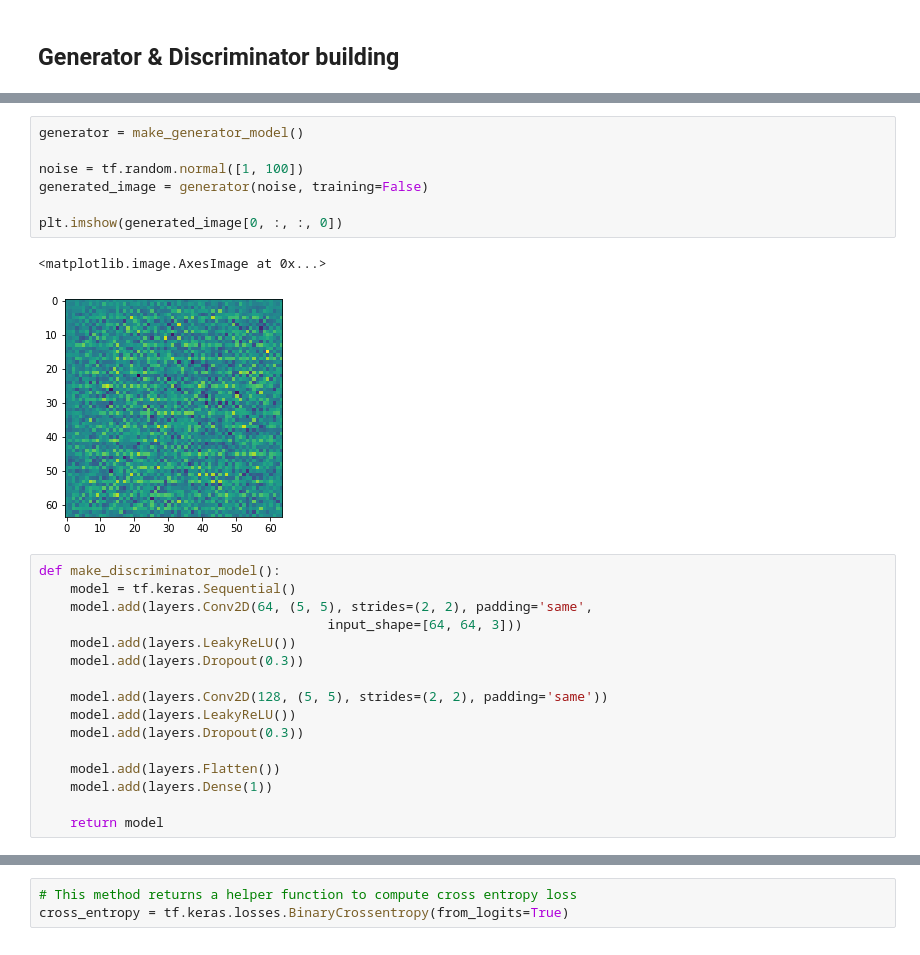
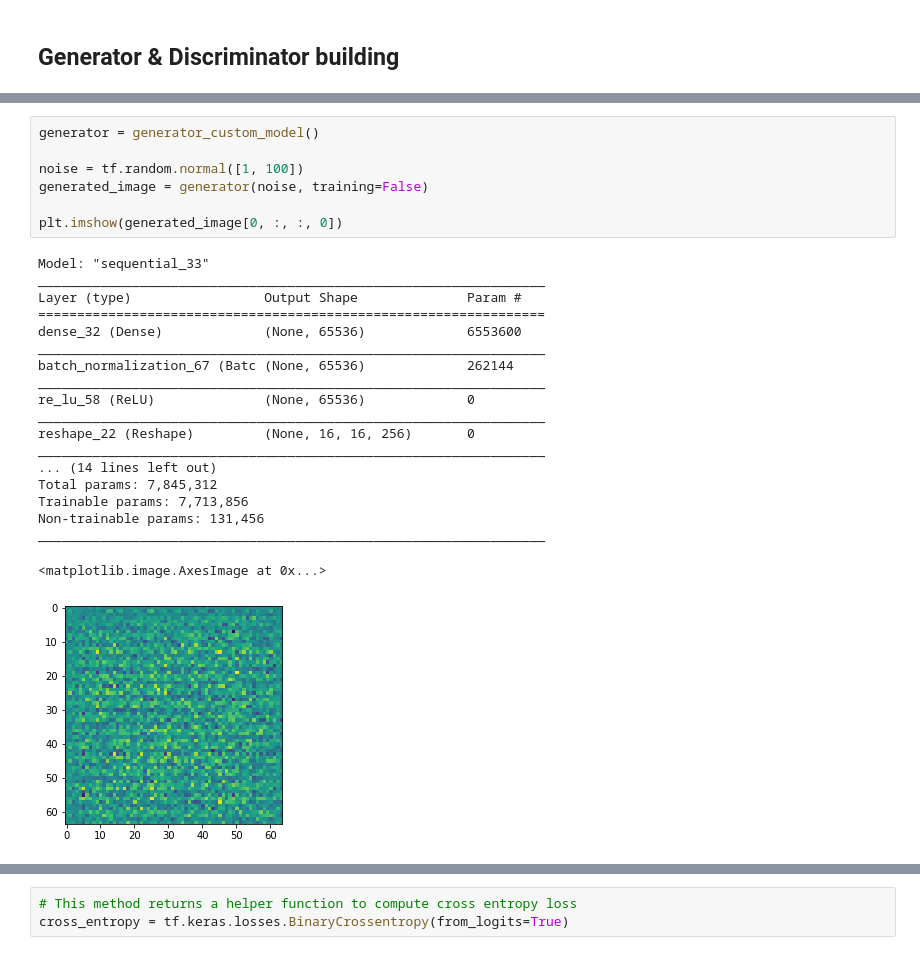
Before and after one commit to niyazed/G-Face, a Jupyter notebook: DCGAN/face_generation.ipynb, the cells around one changed output, grey strips where cells are left out. Cells and saved outputs as stored; diff of their text form.

```diff
--- a/DCGAN/face_generation.ipynb
+++ b/DCGAN/face_generation.ipynb
@@ -76,29 +143,30 @@ def make_generator_model():
 # %%
-generator = make_generator_model()
+generator = generator_custom_model()
 
 noise = tf.random.normal([1, 100])
 generated_image = generator(noise, training=False)
 
 plt.imshow(generated_image[0, :, :, 0])
 # %% [output]
-<matplotlib.image.AxesImage at 0x...>
+Model: "sequential_33"
+_________________________________________________________________
+Layer (type)                 Output Shape              Param #
+=================================================================
+dense_32 (Dense)             (None, 65536)             6553600
+_________________________________________________________________
+batch_normalization_67 (Batc (None, 65536)             262144
+_________________________________________________________________
+re_lu_58 (ReLU)              (None, 65536)             0
+_________________________________________________________________
+reshape_22 (Reshape)         (None, 16, 16, 256)       0
+_________________________________________________________________
+... (14 lines left out)
+Total params: 7,845,312
+Trainable params: 7,713,856
+Non-trainable params: 131,456
+_________________________________________________________________
+<matplotlib.image.AxesImage at 0x...>
-[figure, old version]
+[figure, new version]
-# %%
-def make_discriminator_model():
-    model = tf.keras.Sequential()
-    model.add(layers.Conv2D(64, (5, 5), strides=(2, 2), padding='same',
-                                     input_shape=[64, 64, 3]))
-    model.add(layers.LeakyReLU())
-    model.add(layers.Dropout(0.3))
-
-    model.add(layers.Conv2D(128, (5, 5), strides=(2, 2), padding='same'))
-    model.add(layers.LeakyReLU())
-    model.add(layers.Dropout(0.3))
-
-    model.add(layers.Flatten())
-    model.add(layers.Dense(1))
-
-    return model
 # %%
 discriminator = make_discriminator_model()
 decision = discriminator(generated_image)
```
Also changed, not shown: parts of 5 cells of this notebook.
